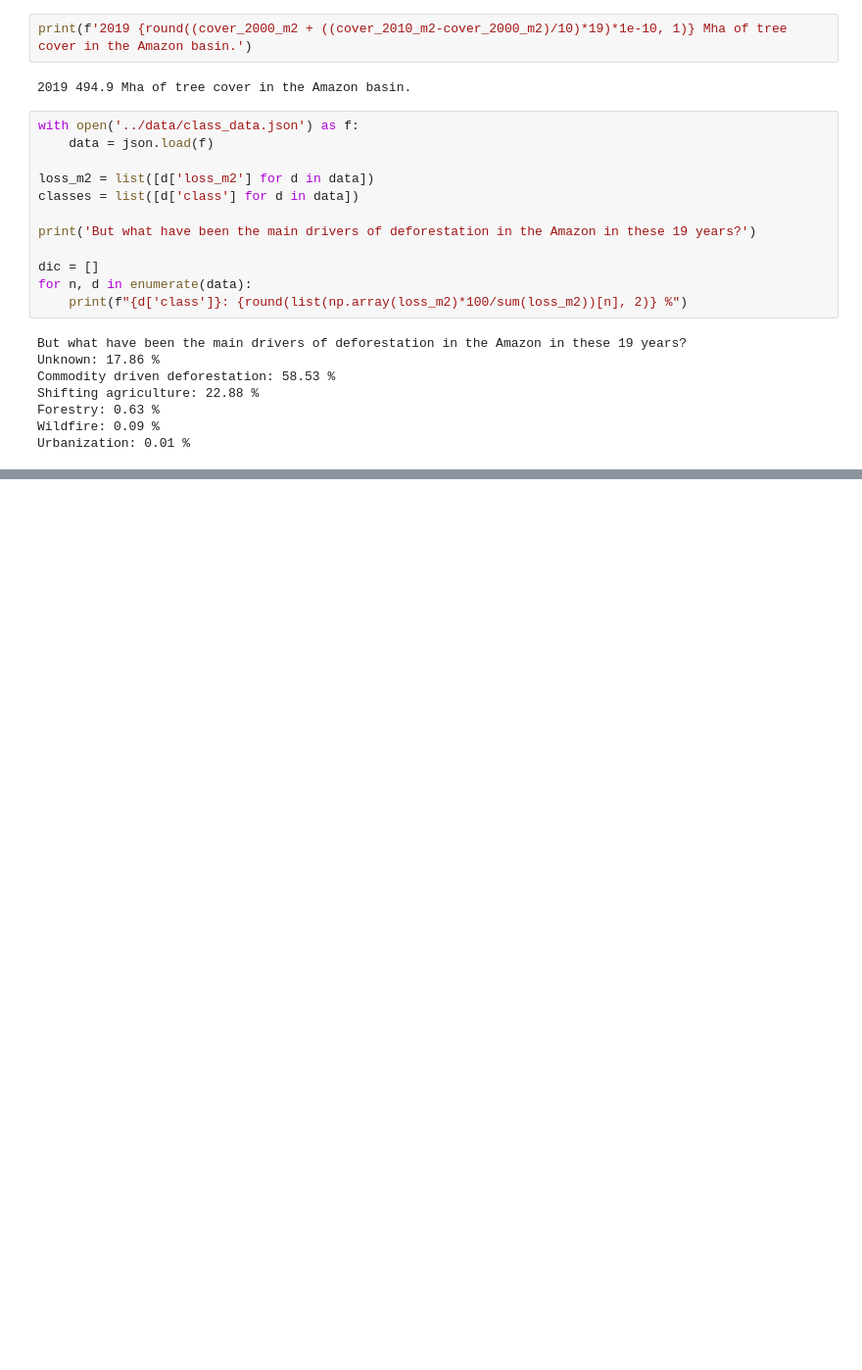
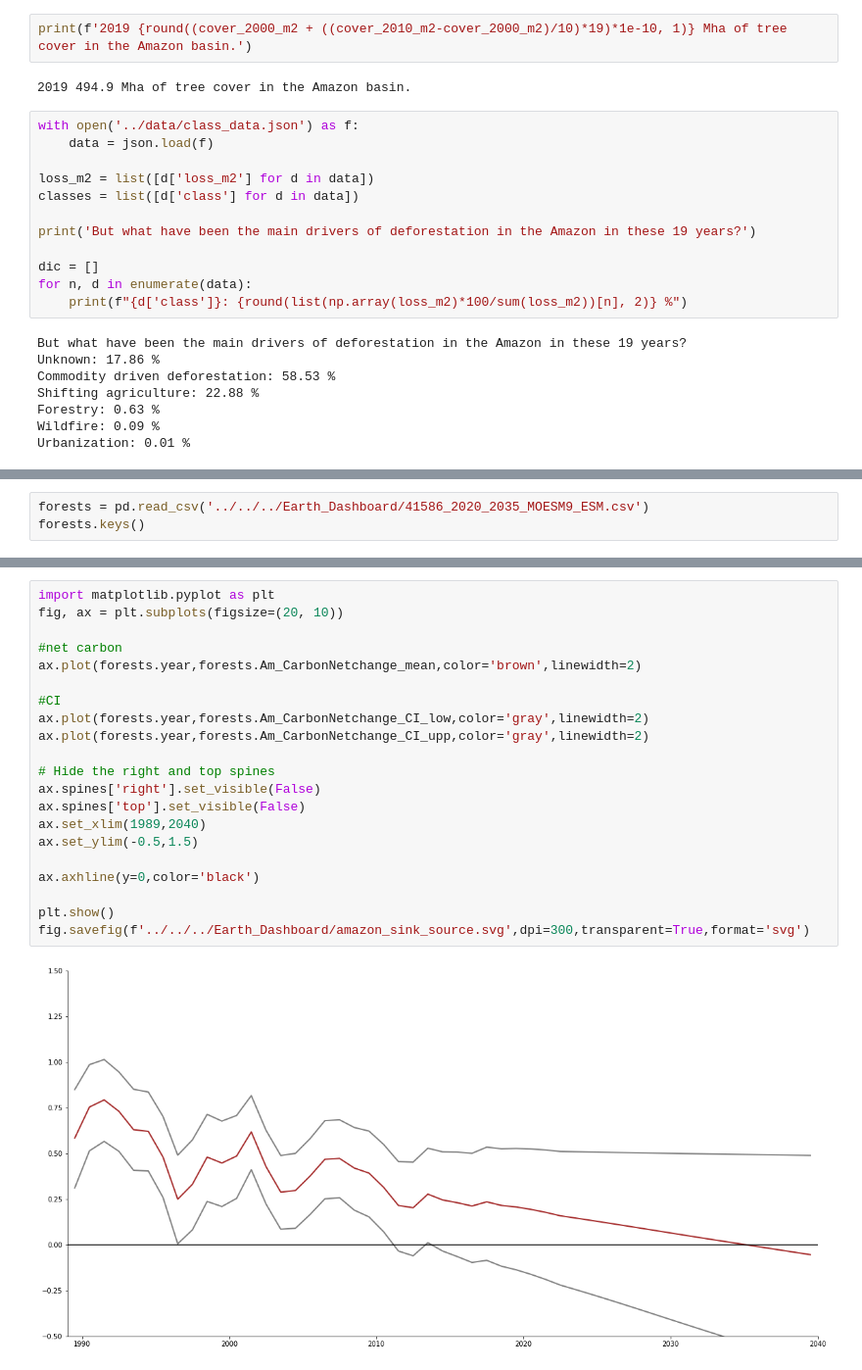
Before and after one commit to Vizzuality/earth-dashboard-data, a Jupyter notebook: processing/Forests.ipynb, the cells around one changed output, grey strips where cells are left out. Shown at 98% size. Drawn from its saved outputs; the diff is of its cells as text; blank space fills up the shorter version.

```diff
--- a/processing/Forests.ipynb
+++ b/processing/Forests.ipynb
@@ -443,0 +447,3 @@ Data comes from this paper and the processing options are in this notebook
+# %%
+forests = pd.read_csv('../../../Earth_Dashboard/41586_2020_2035_MOESM9_ESM.csv')
+forests.keys()
@@ -443,0 +461,23 @@ Data comes from this paper and the processing options are in this notebook
+# %%
+import matplotlib.pyplot as plt
+fig, ax = plt.subplots(figsize=(20, 10))
+
+#net carbon
+ax.plot(forests.year,forests.Am_CarbonNetchange_mean,color='brown',linewidth=2)
+
+#CI
+ax.plot(forests.year,forests.Am_CarbonNetchange_CI_low,color='gray',linewidth=2)
+ax.plot(forests.year,forests.Am_CarbonNetchange_CI_upp,color='gray',linewidth=2)
+
+# Hide the right and top spines
+ax.spines['right'].set_visible(False)
+ax.spines['top'].set_visible(False)
+ax.set_xlim(1989,2040)
+ax.set_ylim(-0.5,1.5)
+
+ax.axhline(y=0,color='black')
+
+plt.show()
+fig.savefig(f'../../../Earth_Dashboard/amazon_sink_source.svg',dpi=300,transparent=True,format='svg')
+# %% [output]
+[figure, added]
```
Also changed, not shown: parts of 3 cells of this notebook, 2 other files.
